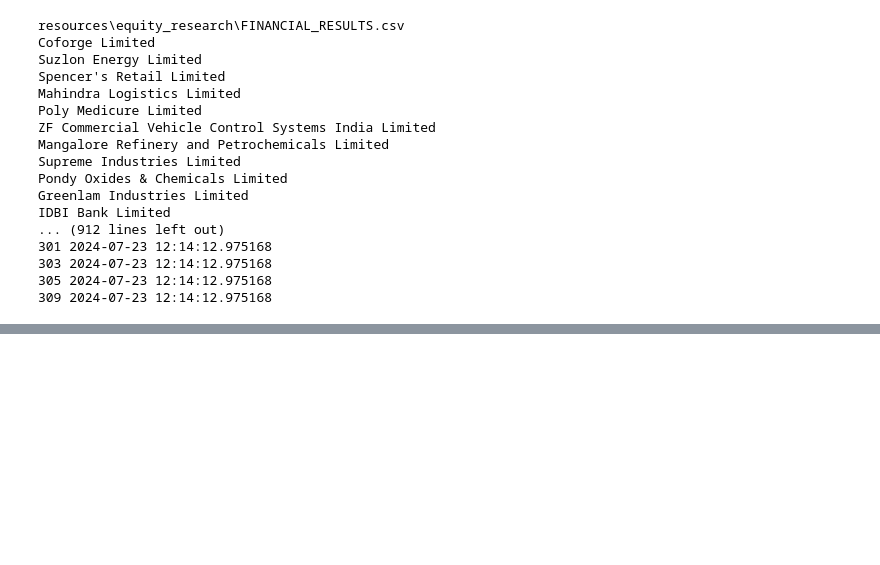
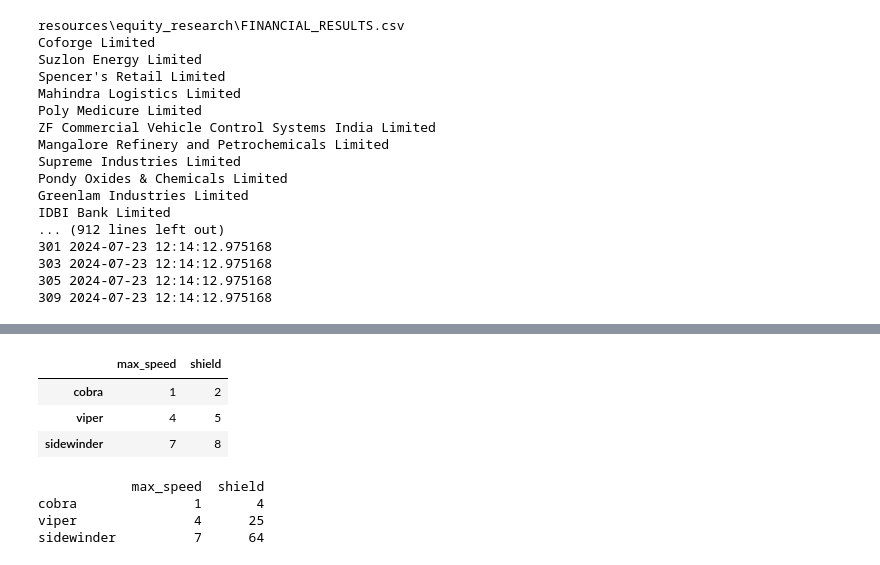
Before and after one commit to santoshbag/mrigAnalytics, a Jupyter notebook: XBRL.ipynb, the cells around one changed output, grey strips where cells are left out. Saved outputs shown, nothing was run; the diff lists cells and outputs as text; code cells hidden in the pictures; blank space fills up the shorter version.

```diff
--- a/XBRL.ipynb
+++ b/XBRL.ipynb
@@ -541,3 +607,22 @@ for exp in set(list(oc['expiry'])):
 #     ax2.set_ylabel('strike')
     i+=1
 plt.show()
+# %%
+df = pd.DataFrame([[1, 2], [4, 5], [7, 8]],
+                  index=['cobra', 'viper', 'sidewinder'],
+                  columns=['max_speed', 'shield'])
+df
+# %% [output]
+|  | max_speed | shield |
+| cobra | 1 | 2 |
+| viper | 4 | 5 |
+| sidewinder | 7 | 8 |
+# %%
+for i in df.index:
+    df.loc[i,'shield'] = df.loc[i,'shield']*df.loc[i,'shield']
+print(df)
+# %% [output]
+            max_speed  shield
+cobra               1       4
+viper               4      25
+sidewinder          7      64
```
Also changed, not shown: parts of 9 cells of this notebook, 25 other files.
